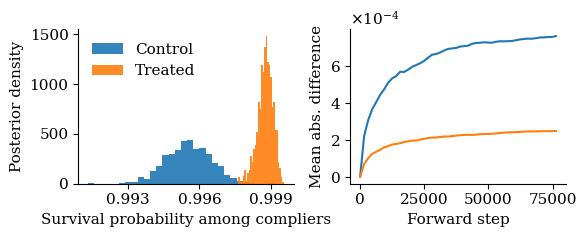
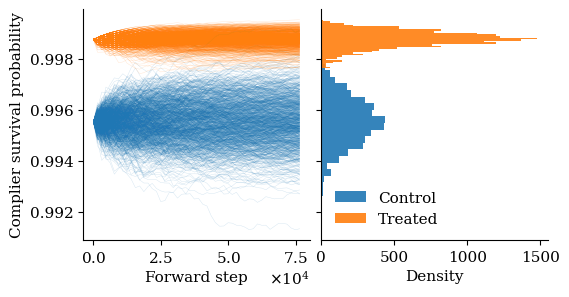
Code edit (unified diff) that turned the first committed figure into the second:
--- before
+++ after
@@ -12,30 +12,32 @@
 })
 
-fig, axes = plt.subplots(1, 2, figsize=(6, 2.5))
+fig, axes = plt.subplots(1, 2, figsize=(6, 3), sharey=True,
+                         gridspec_kw={'wspace': 0.05})
 
-# --- Panel 1: Posterior histogram ---
+steps = results_compliers['checkpoints'] - len(Y_data)
+
+# --- Panel 1: All sequences ---
 ax = axes[0]
-ax.hist(p_y0_samples, bins=30, alpha=0.9, density=True, label='Control', color='tab:blue')
-ax.hist(p_y1_samples, bins=30, alpha=0.9, density=True, label='Treated', color='tab:orange')
-ax.set_xlabel('Survival probability among compliers')
-ax.set_ylabel('Posterior density')
-ax.set_xticks([0.993, 0.996, 0.999])
+for samples, color in [
+    (results_compliers['Control'], 'tab:blue'),
+    (results_compliers['Treatment'], 'tab:orange'),
+]:
+    for b in range(samples.shape[0]):
+        ax.plot(steps, samples[b], color=color, alpha=0.2, linewidth=0.3)
+ax.set_xlabel("Forward step")
+ax.set_ylabel("Complier survival probability")
+fmt = ticker.ScalarFormatter(useMathText=True)
+fmt.set_powerlimits((0, 0))
+ax.xaxis.set_major_formatter(fmt)
+
+# --- Panel 2: Horizontal histogram ---
+ax = axes[1]
+ax.hist(p_y0_samples, bins=30, alpha=0.9, density=True, orientation='horizontal',
+        label='Control', color='tab:blue')
+ax.hist(p_y1_samples, bins=30, alpha=0.9, density=True, orientation='horizontal',
+        label='Treated', color='tab:orange')
+ax.set_xlabel('Density')
 ax.legend(frameon=False)
 
-# --- Panel 2: Convergence trajectories (absolute difference from initial value) ---
-ax = axes[1]
-for samples, label, color in [
-    (results_compliers['Control'], 'Control', 'tab:blue'),
-    (results_compliers['Treatment'], 'Treated', 'tab:orange'),
-]:
-    diff = np.abs(samples - samples[:, 0:1]).mean(axis=0)
-    ax.plot(results_compliers['checkpoints'] - len(Y_data), diff, label=label, color=color)
-ax.set_xlabel("Forward step")
-ax.set_ylabel("Mean abs. difference")
-fmt = ticker.ScalarFormatter(useMathText=True)
-fmt.set_powerlimits((0, 0))
-ax.yaxis.set_major_formatter(fmt)
-
-plt.tight_layout()
-plt.savefig("Figures/Sommer_Zeger_Results.pdf")
+plt.savefig("Figures/Sommer_Zeger_Results.pdf", bbox_inches='tight')
 plt.show()

Commit: Updated LATE example figure